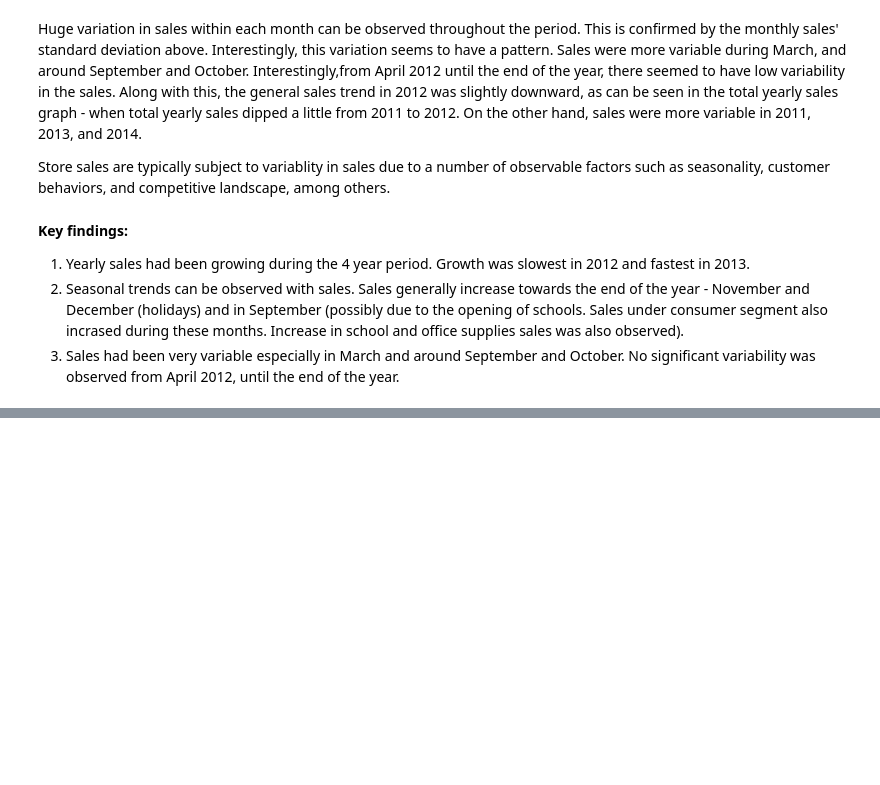
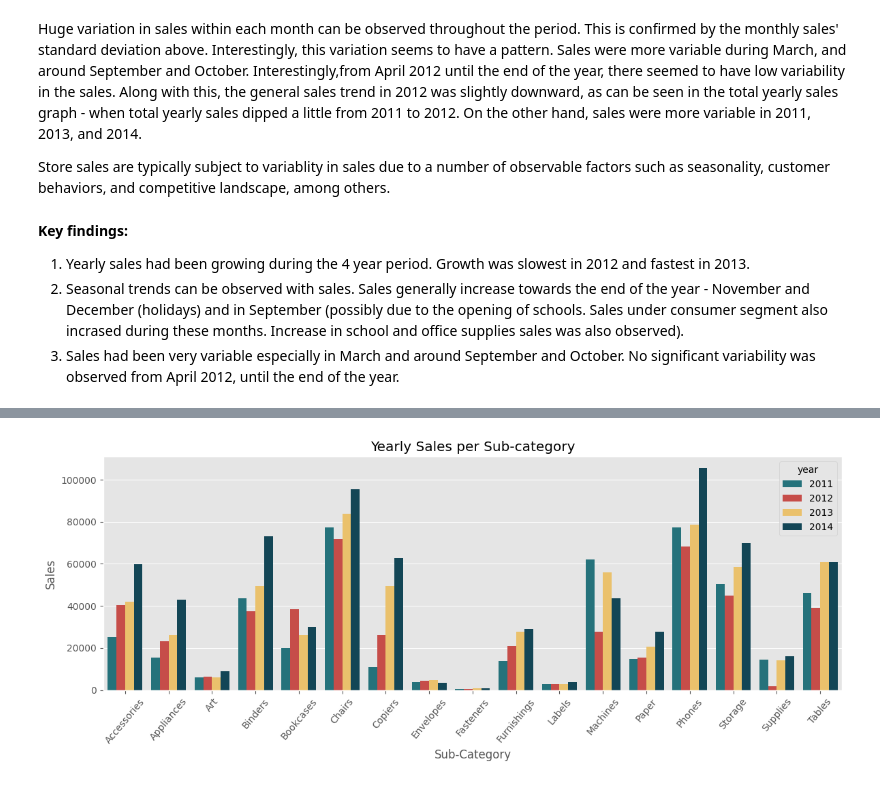
Before and after one commit to mantra0519/Retail_store_analysis, a Jupyter notebook: store_analysis.ipynb, the cells around one changed output, grey strips where cells are left out. Saved outputs shown, nothing was run; the diff lists cells and outputs as text; code cells hidden in the pictures; blank space fills up the shorter version.

```diff
--- a/store_analysis.ipynb
+++ b/store_analysis.ipynb
@@ -332,0 +354,13 @@ Store sales are typically subject to variablity in sales due to a number of obse
+# %%
+yearly_sales=pd.DataFrame(data.groupby(['Sub-Category','year'])['Sales'].sum()).reset_index()
+yearly_sales
+
+plt.figure(figsize=(12,5))
+sns.barplot(data=yearly_sales,x='Sub-Category',y='Sales',hue='year',palette=['#177e89','#db3a34','#ffc857','#084c61'])
+plt.xticks(rotation=50)
+plt.title('Yearly Sales per Sub-category')
+
+plt.tight_layout()
+plt.show()
+# %% [output]
+[figure, added]
```
Also changed, not shown: parts of 17 cells of this notebook.
